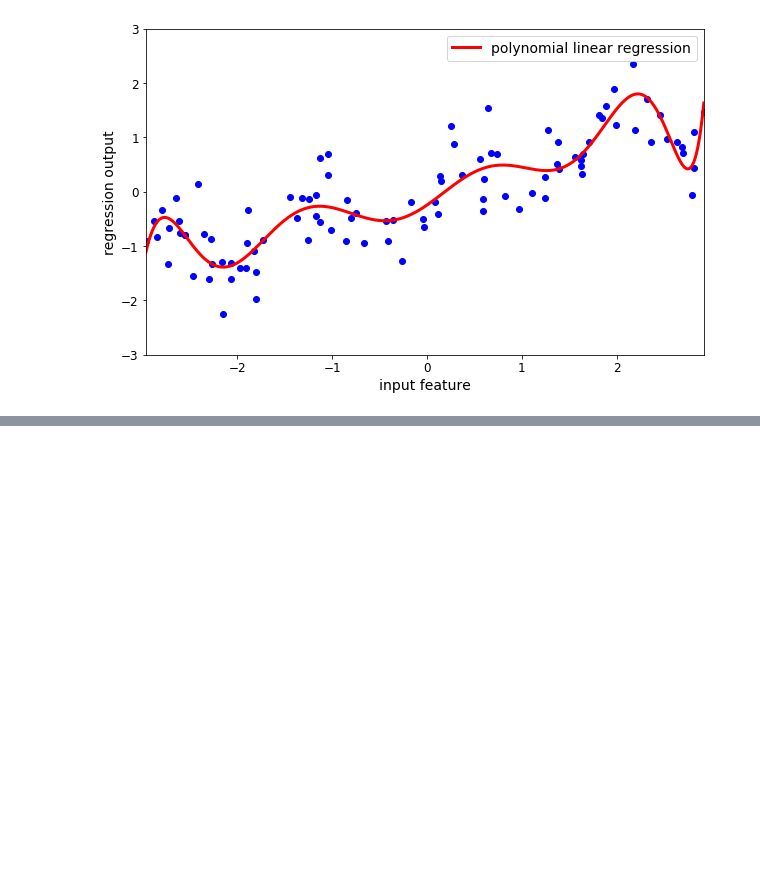
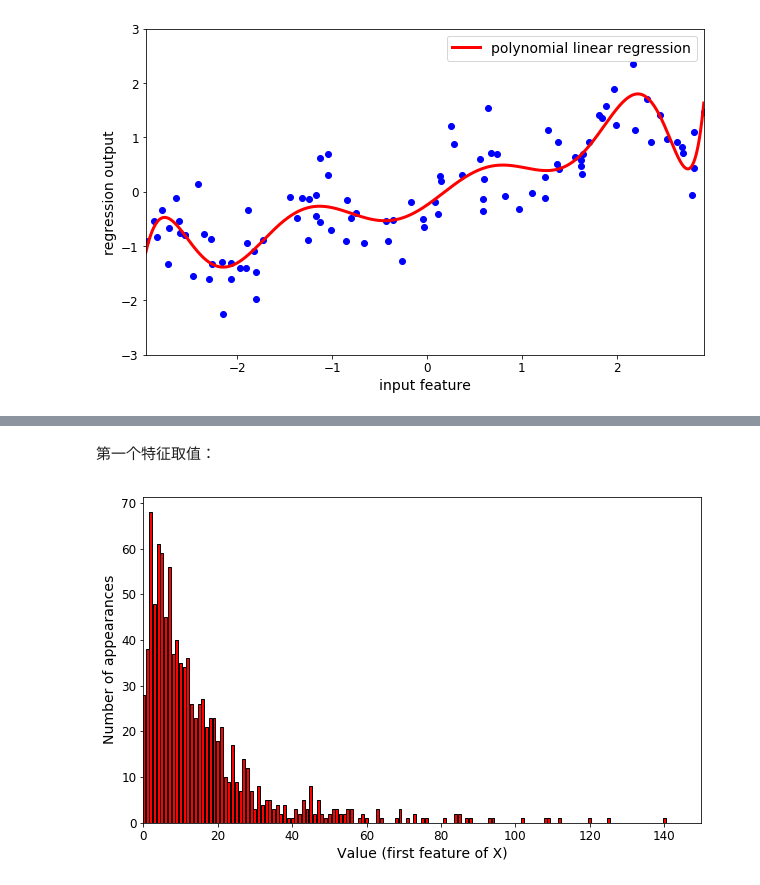
Before and after one commit to libingallin/introduction-to-ml, a Jupyter notebook: ch4_representing_data_and_engineering_features.ipynb, the cells around one changed output, grey strips where cells are left out. Drawn from its saved outputs; the diff is of its cells as text; code cells hidden in the pictures; blank space fills up the shorter version.

```diff
--- a/ch4_representing_data_and_engineering_features.ipynb
+++ b/ch4_representing_data_and_engineering_features.ipynb
@@ -434,0 +563,9 @@ plt.show()
+# %%
+# 模拟一个计数数据集
+rnd = np.random.RandomState(0)
+X_org = rnd.normal(size=(1000, 3))
+w = rnd.normal(size=3)
+
+# 泊松分布
+X = rnd.poisson(10 * np.exp(X_org))  # (1000, 3)
+y = np.dot(X_org, w)
@@ -434,0 +584,13 @@ plt.show()
+# %% [markdown]
+第一个特征取值：
+# %%
+bins = np.bincount(X[:, 0])
+
+plt.figure(figsize=(10, 6))
+plt.bar(range(len(bins)), bins, color="r", edgecolor="k")
+plt.xlabel("Value (first feature of X)")
+plt.ylabel("Number of appearances")
+plt.xlim(0, X[:, 0].max()+10)
+plt.show()
+# %% [output]
+[figure, added]
```
Also changed, not shown: parts of 136 cells of this notebook.
